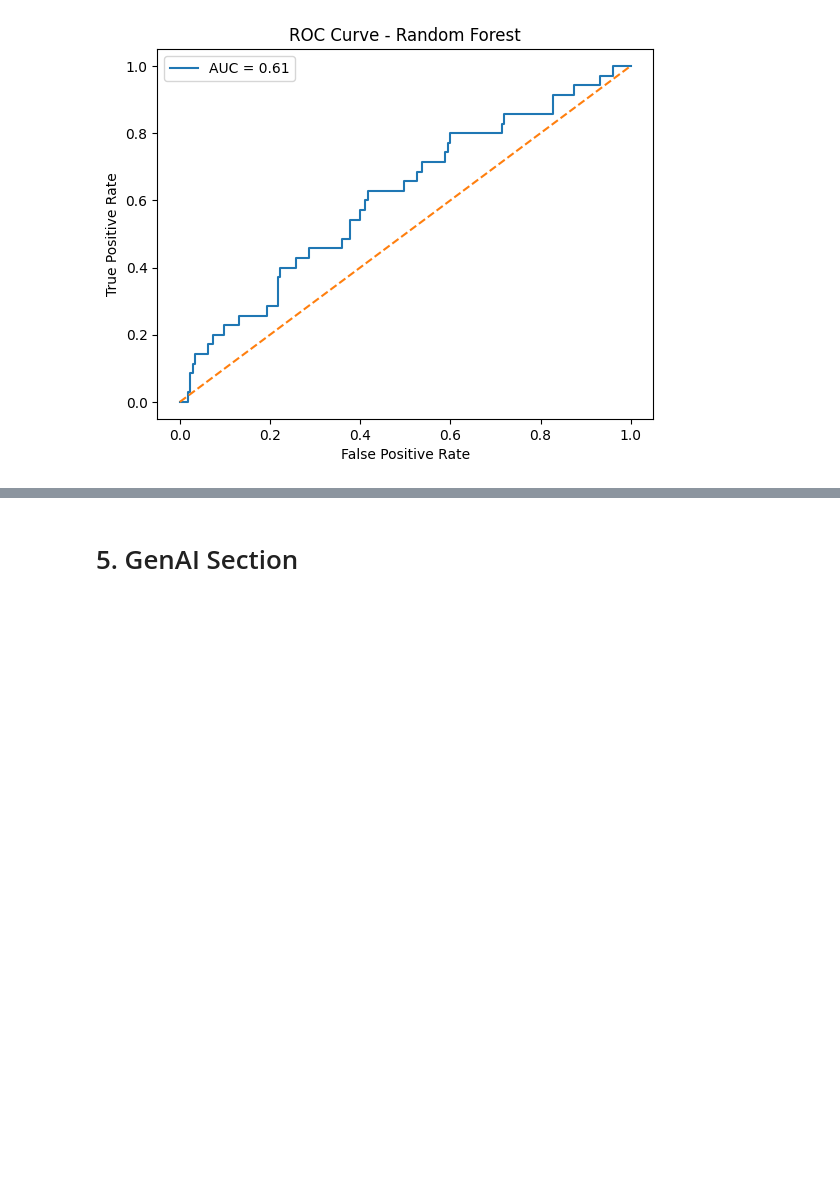
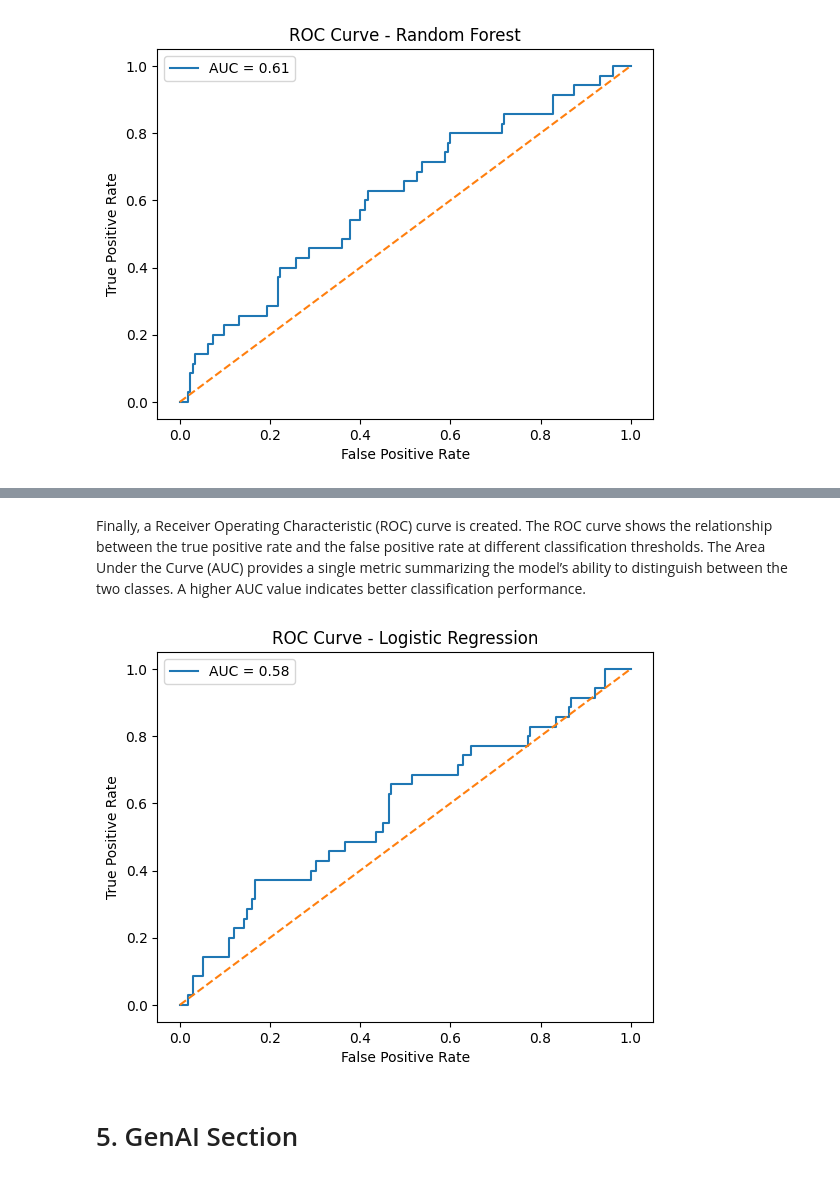
Before and after one commit to mariamhubi/Machine-learning-ML-project, a Jupyter notebook: car-breakdown-prediction/CarBreakdownPrediction.ipynb, the cells around one changed output, grey strips where cells are left out. Cells and saved outputs as stored; diff of their text form; code cells hidden in the pictures; blank space fills up the shorter version.

```diff
--- a/car-breakdown-prediction/CarBreakdownPrediction.ipynb
+++ b/car-breakdown-prediction/CarBreakdownPrediction.ipynb
@@ -629,2 +794,20 @@ plt.show()
+# %% [markdown]
+Finally, a Receiver Operating Characteristic (ROC) curve is created. The ROC curve shows the relationship between the true positive rate and the false positive rate at different classification thresholds. The Area Under the Curve (AUC) provides a single metric summarizing the model’s ability to distinguish between the two classes. A higher AUC value indicates better classification performance.
+# %%
+y_prob_log = log_model.predict_proba(X_val)[:,1]
+
+fpr_log, tpr_log, thresholds_log = roc_curve(y_val, y_prob_log)
+roc_auc_log = auc(fpr_log, tpr_log)
+
+plt.figure()
+plt.plot(fpr_log, tpr_log, label=f"AUC = {roc_auc_log:.2f}")
+plt.plot([0,1],[0,1],'--')
+plt.xlabel("False Positive Rate")
+plt.ylabel("True Positive Rate")
+plt.title("ROC Curve - Logistic Regression")
+plt.legend()
+plt.show()
+# %% [output]
+[figure, added]
 # %% [markdown]
 # 5. GenAI Section
```
Also changed, not shown: parts of 28 cells of this notebook.
